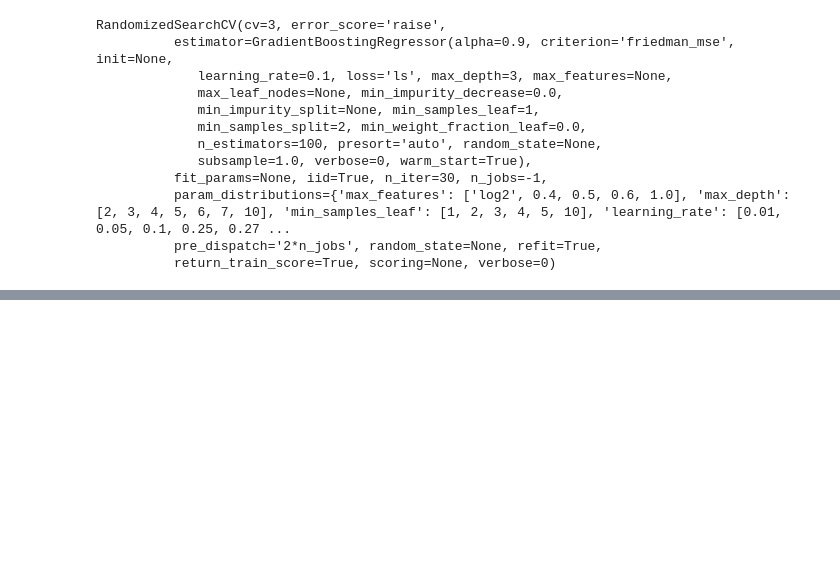
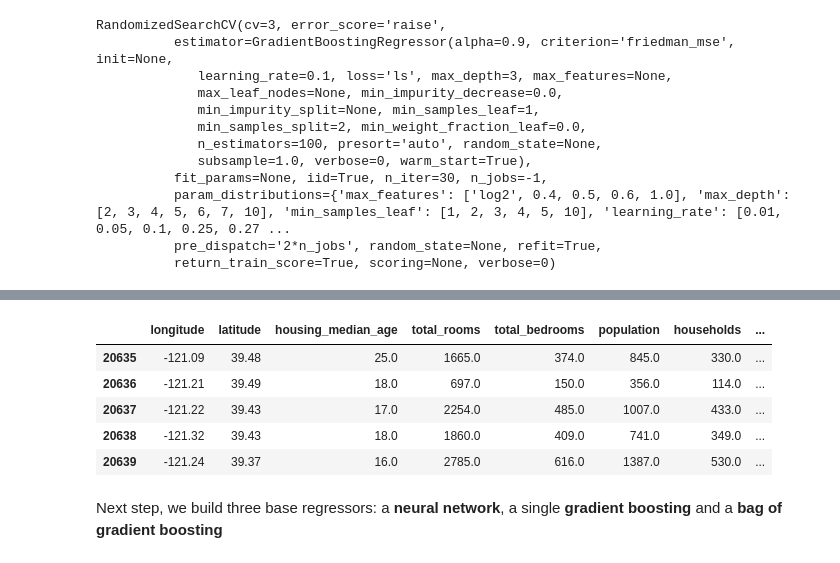
Before and after one commit to ryan13/MLPractice, a Jupyter notebook: StackingModel.ipynb, the cells around one changed output, grey strips where cells are left out. Drawn from its saved outputs; the diff is of its cells as text; code cells hidden in the pictures; blank space fills up the shorter version.

```diff
--- a/StackingModel.ipynb
+++ b/StackingModel.ipynb
@@ -264,0 +375,4 @@ RandomizedSearchCV(cv=3, error_score='raise',
+# %%
+df = pd.read_csv("C:\Dataset\housing.csv")
+df=df.drop('ocean_proximity', axis=1)
+df.head()
@@ -264,0 +386,4 @@ RandomizedSearchCV(cv=3, error_score='raise',
+# %%
+from sklearn.preprocessing import Imputer
+imputer = Imputer(missing_values='NaN', strategy ='mean',axis=0)
+df[['total_bedrooms']]=imputer.fit_transform(df[['total_bedrooms']])
@@ -264,0 +403,9 @@ RandomizedSearchCV(cv=3, error_score='raise',
+# %%
+df.tail()
+# %% [output]
+|  | longitude | latitude | housing_median_age | total_rooms | total_bedrooms | population | households | ... |
+| 20635 | -121.09 | 39.48 | 25.0 | 1665.0 | 374.0 | 845.0 | 330.0 | ... |
+| 20636 | -121.21 | 39.49 | 18.0 | 697.0 | 150.0 | 356.0 | 114.0 | ... |
+| 20637 | -121.22 | 39.43 | 17.0 | 2254.0 | 485.0 | 1007.0 | 433.0 | ... |
+| 20638 | -121.32 | 39.43 | 18.0 | 1860.0 | 409.0 | 741.0 | 349.0 | ... |
+| 20639 | -121.24 | 39.37 | 16.0 | 2785.0 | 616.0 | 1387.0 | 530.0 | ... |
@@ -264,0 +419,2 @@ RandomizedSearchCV(cv=3, error_score='raise',
+# %% [markdown]
+Next step, we build three base regressors: a __neural network__, a single __gradient boosting__ and a __bag of gradient boosting__
```
Also changed, not shown: parts of 67 cells of this notebook, 3 other files.
